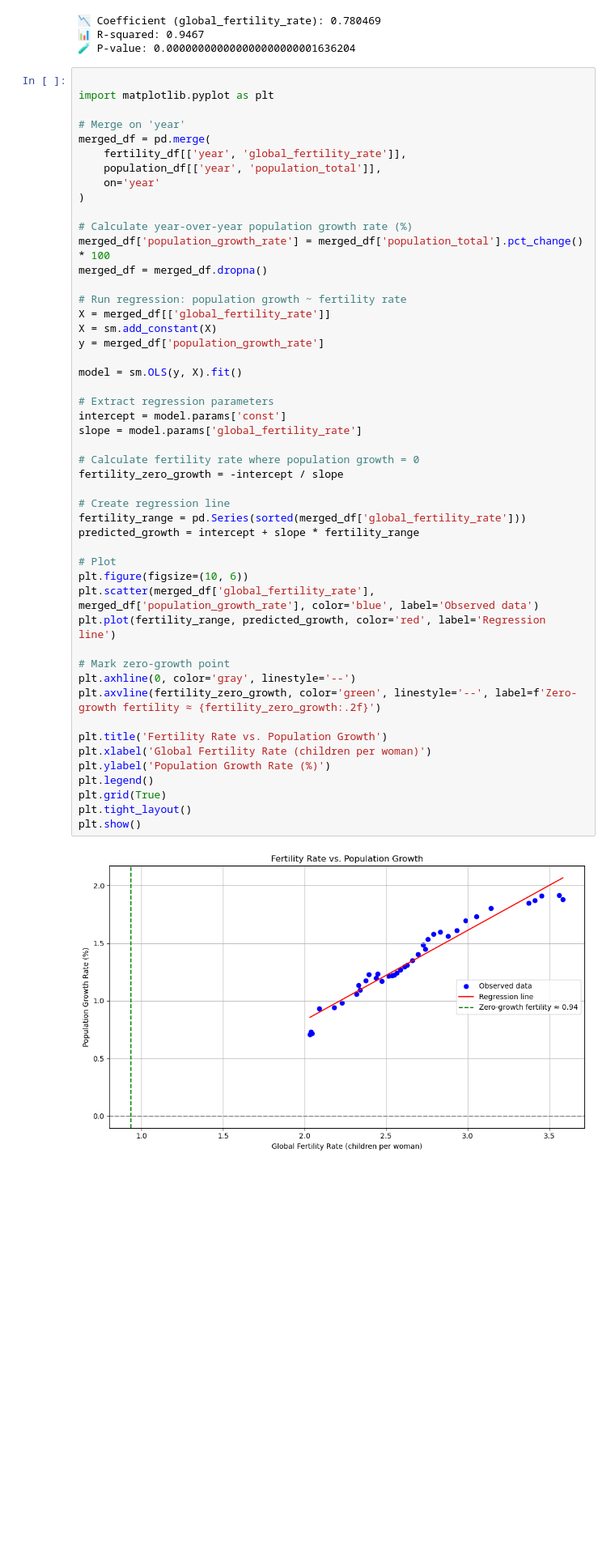
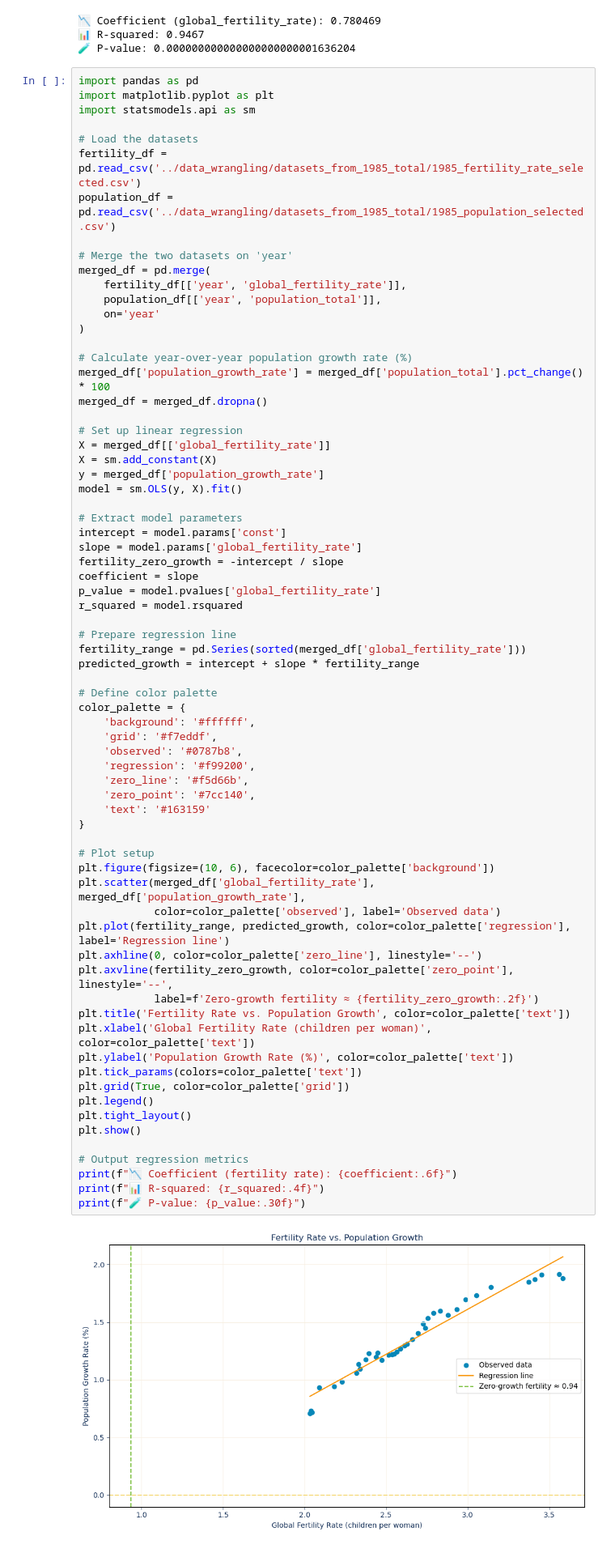
Before and after one commit to capstone-team-analytics/population_analysis, a Jupyter notebook: hypothesis_test/hyp_testing.ipynb, the cells around one changed output. Shown: that part at 81% size. Drawn from its saved outputs; the diff is of its cells as text; blank space fills up the shorter version.

```diff
--- a/hypothesis_test/hyp_testing.ipynb
+++ b/hypothesis_test/hyp_testing.ipynb
@@ -387,53 +387,74 @@ print(f"🧪 P-value: {p_value:.30f}")
 📊 R-squared: 0.9467
 🧪 P-value: 0.000000000000000000000001636204
 # %%
+import pandas as pd
+import matplotlib.pyplot as plt
+import statsmodels.api as sm
 
-import matplotlib.pyplot as plt
+# Load the datasets
+fertility_df = pd.read_csv('../data_wrangling/datasets_from_1985_total/1985_fertility_rate_selected.csv')
+population_df = pd.read_csv('../data_wrangling/datasets_from_1985_total/1985_population_selected.csv')
 
-# Merge on 'year'
+# Merge the two datasets on 'year'
 merged_df = pd.merge(
     fertility_df[['year', 'global_fertility_rate']],
     population_df[['year', 'population_total']],
     on='year'
 )
 
 # Calculate year-over-year population growth rate (%)
 merged_df['population_growth_rate'] = merged_df['population_total'].pct_change() * 100
 merged_df = merged_df.dropna()
 
-# Run regression: population growth ~ fertility rate
+# Set up linear regression
 X = merged_df[['global_fertility_rate']]
 X = sm.add_constant(X)
 y = merged_df['population_growth_rate']
-
 model = sm.OLS(y, X).fit()
 
-# Extract regression parameters
+# Extract model parameters
 intercept = model.params['const']
 slope = model.params['global_fertility_rate']
+fertility_zero_growth = -intercept / slope
+coefficient = slope
+p_value = model.pvalues['global_fertility_rate']
+r_squared = model.rsquared
 
-# Calculate fertility rate where population growth = 0
-fertility_zero_growth = -intercept / slope
-
-# Create regression line
+# Prepare regression line
 fertility_range = pd.Series(sorted(merged_df['global_fertility_rate']))
 predicted_growth = intercept + slope * fertility_range
 
-# Plot
-plt.figure(figsize=(10, 6))
-plt.scatter(merged_df['global_fertility_rate'], merged_df['population_growth_rate'], color='blue', label='Observed data')
-plt.plot(fertility_range, predicted_growth, color='red', label='Regression line')
+# Define color palette
+color_palette = {
+    'background': '#ffffff',
+    'grid': '#f7eddf',
+    'observed': '#0787b8',
+    'regression': '#f99200',
+    'zero_line': '#f5d66b',
+    'zero_point': '#7cc140',
+    'text': '#163159'
+}
 
-# Mark zero-growth point
-plt.axhline(0, color='gray', linestyle='--')
-plt.axvline(fertility_zero_growth, color='green', linestyle='--', label=f'Zero-growth fertility ≈ {fertility_zero_growth:.2f}')
-
-plt.title('Fertility Rate vs. Population Growth')
-plt.xlabel('Global Fertility Rate (children per woman)')
-plt.ylabel('Population Growth Rate (%)')
+# Plot setup
+plt.figure(figsize=(10, 6), facecolor=color_palette['background'])
+plt.scatter(merged_df['global_fertility_rate'], merged_df['population_growth_rate'],
+            color=color_palette['observed'], label='Observed data')
+plt.plot(fertility_range, predicted_growth, color=color_palette['regression'], label='Regression line')
+plt.axhline(0, color=color_palette['zero_line'], linestyle='--')
+plt.axvline(fertility_zero_growth, color=color_palette['zero_point'], linestyle='--',
+            label=f'Zero-growth fertility ≈ {fertility_zero_growth:.2f}')
+plt.title('Fertility Rate vs. Population Growth', color=color_palette['text'])
+plt.xlabel('Global Fertility Rate (children per woman)', color=color_palette['text'])
+plt.ylabel('Population Growth Rate (%)', color=color_palette['text'])
+plt.tick_params(colors=color_palette['text'])
+plt.grid(True, color=color_palette['grid'])
 plt.legend()
-plt.grid(True)
 plt.tight_layout()
 plt.show()
+
+# Output regression metrics
+print(f"📉 Coefficient (fertility rate): {coefficient:.6f}")
+print(f"📊 R-squared: {r_squared:.4f}")
+print(f"🧪 P-value: {p_value:.30f}")
 # %% [output]
-[figure, old version]
+[figure, new version]
```
Also changed, not shown: parts of 2 cells of this notebook, 3 other files.
